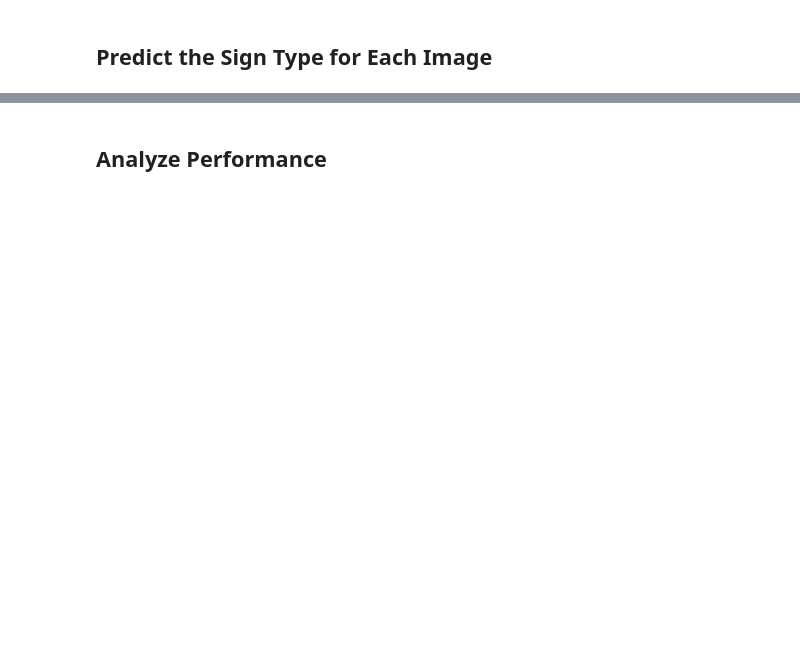
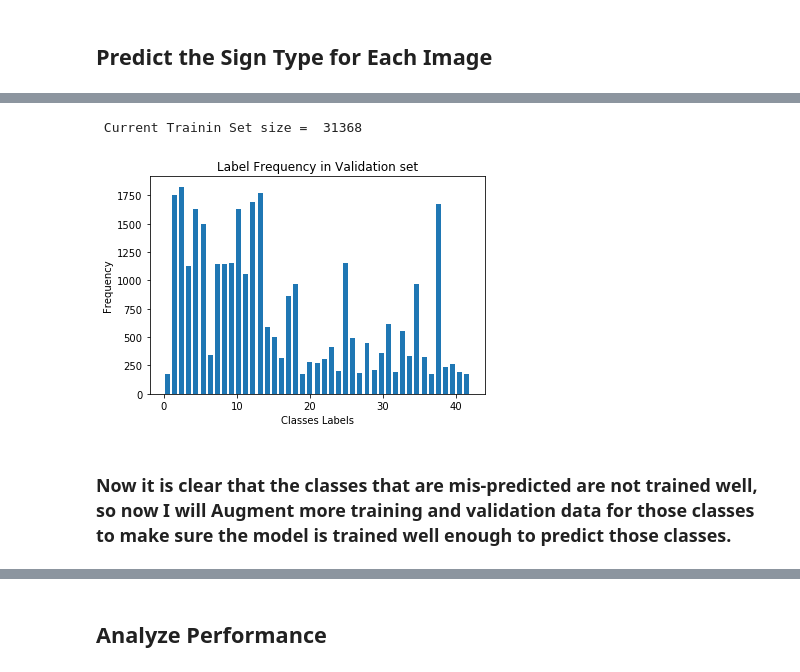
Before and after one commit to MyadaRoshdi/P2, a Jupyter notebook: Traffic_Sign_Classifier.ipynb, the cells around one changed output, grey strips where cells are left out. Saved outputs shown, nothing was run; the diff lists cells and outputs as text; code cells hidden in the pictures; blank space fills up the shorter version.

```diff
--- a/Traffic_Sign_Classifier.ipynb
+++ b/Traffic_Sign_Classifier.ipynb
@@ -1078,3 +1122,19 @@ NameError: name 'saver' is not defined
+# %%
+# Visualize Current Traning set labels frequencies diagram
+print(" Current Trainin Set size = ", len(y_validation))
+hist, bins = np.histogram(y_validation, bins=43)
+width = 0.7 * (bins[1] - bins[0])
+center = (bins[:-1] + bins[1:]) / 2
+plt.bar(center, hist, align='center', width=width)
+plt.title("Label Frequency in Validation set")
+plt.xlabel('Classes Labels')
+plt.ylabel('Frequency')
+plt.show()
+# %% [output]
+ Current Trainin Set size =  31368
+[figure, added]
+# %% [markdown]
+### Now it is clear that the classes that are mis-predicted are not trained well, so now I will Augment more training and validation data for those classes to make sure the model is trained well enough to predict those classes.
 # %%
 ### Run the predictions here and use the model to output the prediction for each image.
 ### Make sure to pre-process the images with the same pre-processing pipeline used earlier.
```
Also changed, not shown: parts of 35 cells of this notebook.
